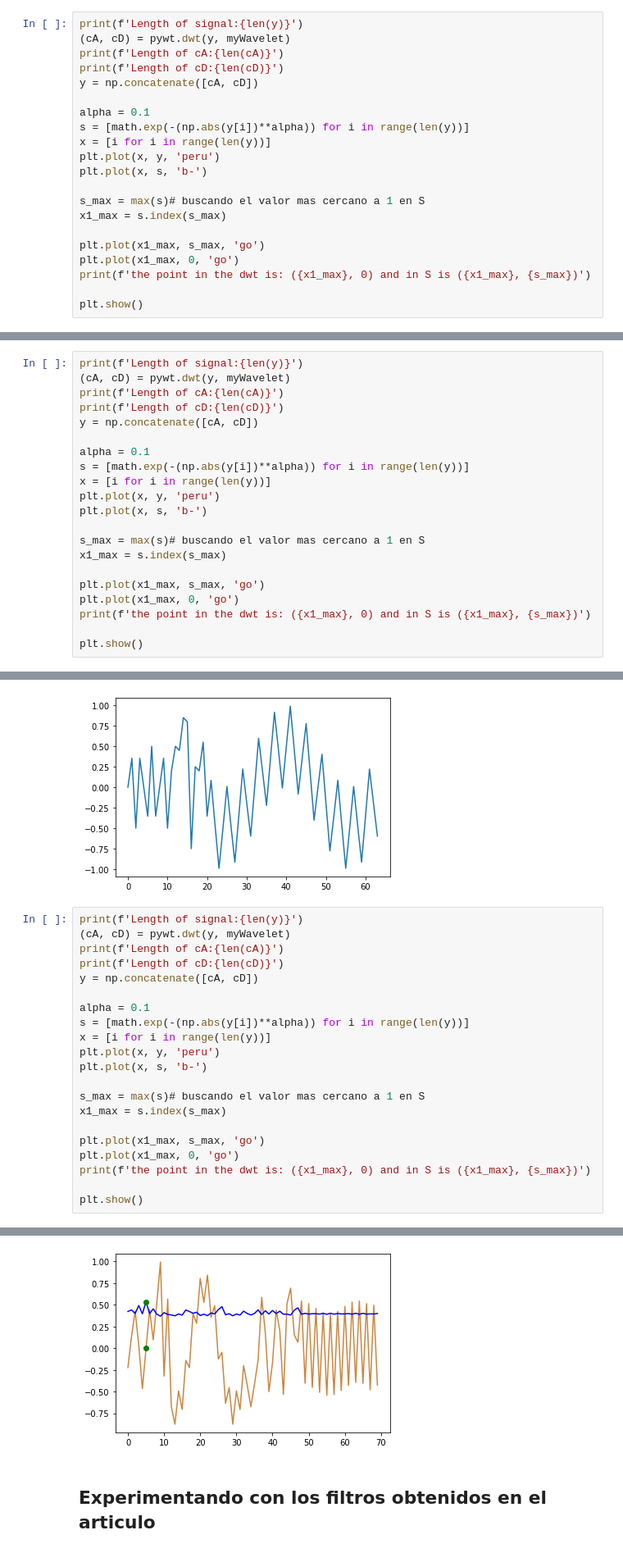
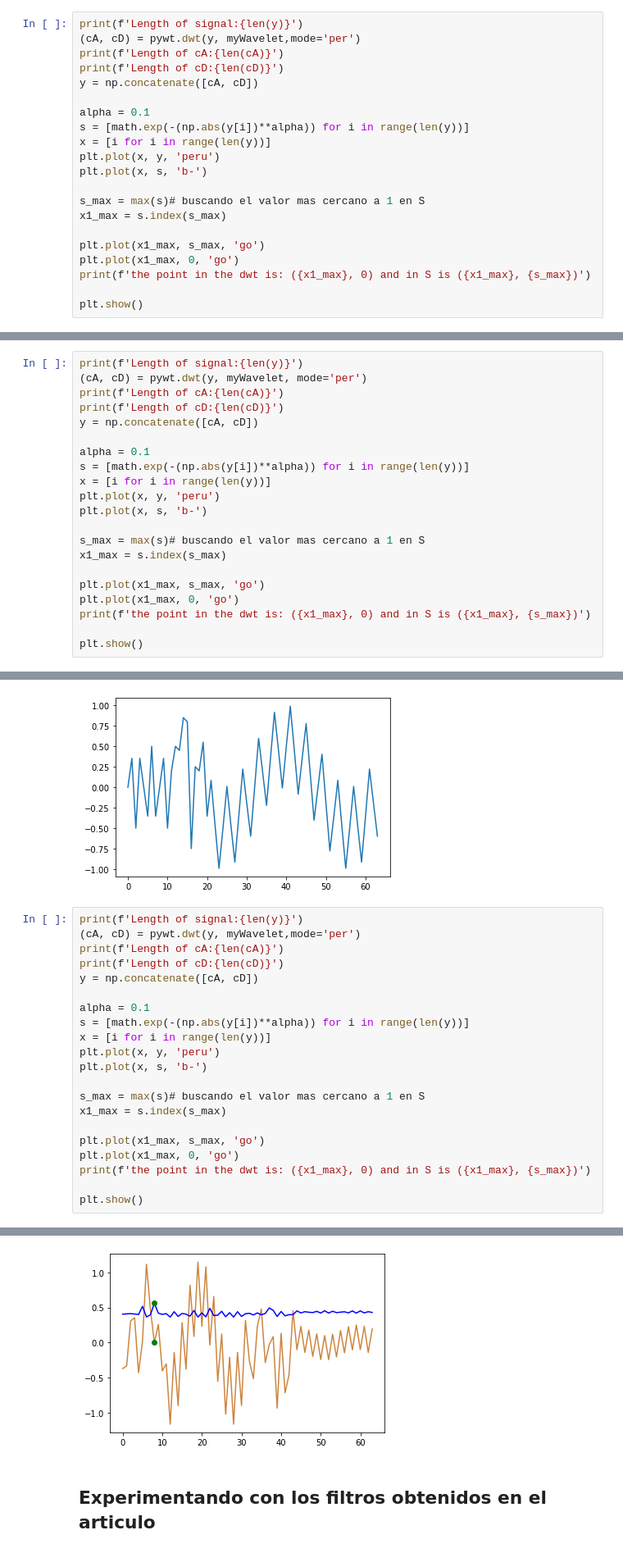
Before and after one commit to adrian13579/discrete-shapelet-transform, a Jupyter notebook: notebooks/1D_signal_example.ipynb, the cells around one changed output, grey strips where cells are left out. Shown at 82% size. Cells and saved outputs as stored; diff of their text form.

```diff
--- a/notebooks/1D_signal_example.ipynb
+++ b/notebooks/1D_signal_example.ipynb
@@ -108,7 +108,7 @@ plt.show()
 La señal se ve distinta a la del artículo. No sabemos exactamente por qué pasa esto.
 # %%
 print(f'Length of signal:{len(y)}')
-(cA, cD) = pywt.dwt(y, myWavelet)
+(cA, cD) = pywt.dwt(y, myWavelet,mode='per')
 print(f'Length of cA:{len(cA)}')
 print(f'Length of cD:{len(cD)}')
 y = np.concatenate([cA, cD])
@@ -158,7 +158,7 @@ plt.show()
 [figure]
 # %%
 print(f'Length of signal:{len(y)}')
-(cA, cD) = pywt.dwt(y, myWavelet)
+(cA, cD) = pywt.dwt(y, myWavelet, mode='per')
 print(f'Length of cA:{len(cA)}')
 print(f'Length of cD:{len(cD)}')
 y = np.concatenate([cA, cD])
@@ -203,7 +203,7 @@ plt.show()
 [figure]
 # %%
 print(f'Length of signal:{len(y)}')
-(cA, cD) = pywt.dwt(y, myWavelet)
+(cA, cD) = pywt.dwt(y, myWavelet,mode='per')
 print(f'Length of cA:{len(cA)}')
 print(f'Length of cD:{len(cD)}')
 y = np.concatenate([cA, cD])
@@ -230,4 +230,4 @@ the point in the dwt is: (5, 0) and in S is (5, 0.5350644051507039)
-[figure, old version]
+[figure, new version]
 # %% [markdown]
 ## Experimentando con los filtros obtenidos en el articulo
 # %%
```
Also changed, not shown: parts of 4 cells of this notebook.
